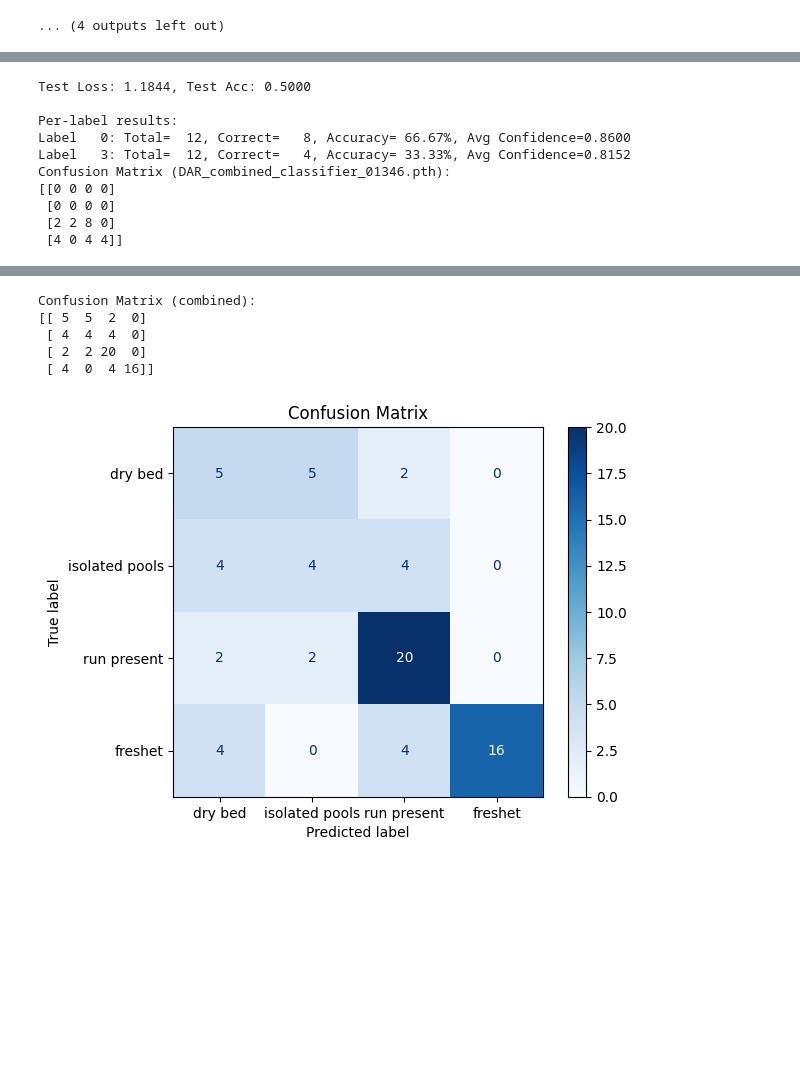
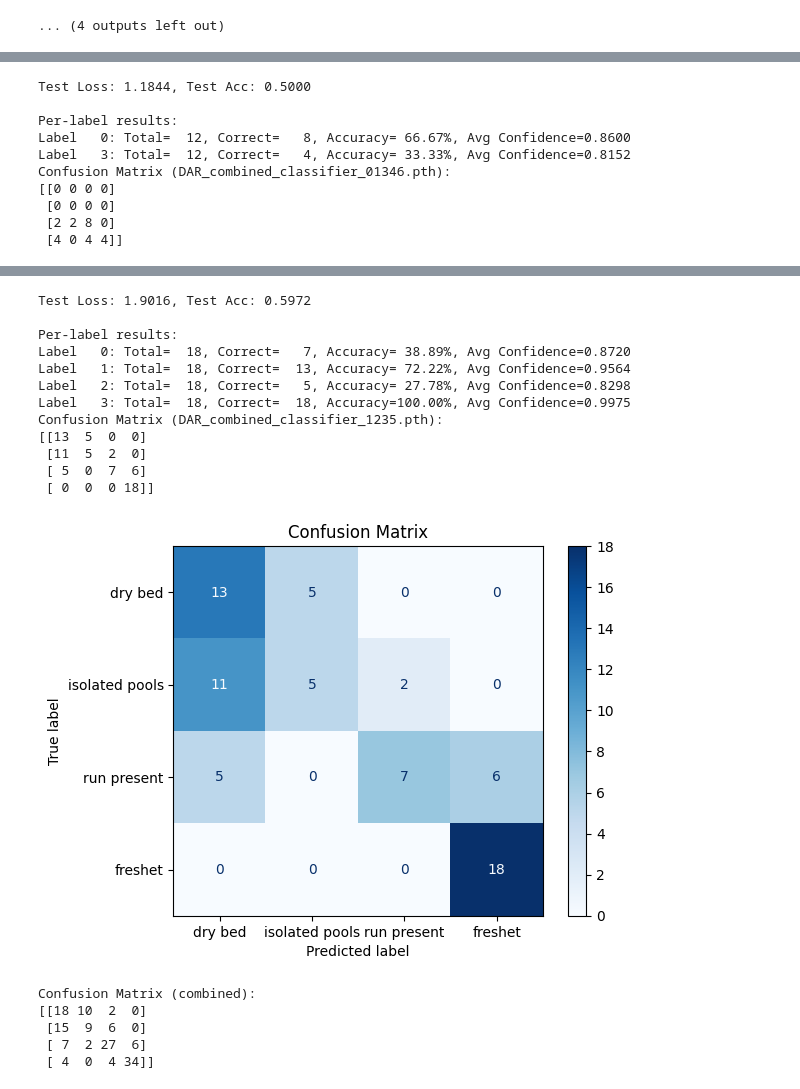
Before and after one commit to jamasc/KAHAWAI-Project, a Jupyter notebook: models/water_stage_classification/test_graphics.ipynb, the cells around one changed output, grey strips where cells are left out. Cells and saved outputs as stored; diff of their text form; code cells hidden in the pictures; blank space fills up the shorter version.

```diff
--- a/models/water_stage_classification/test_graphics.ipynb
+++ b/models/water_stage_classification/test_graphics.ipynb
@@ -148,14 +146,14 @@ embedding_files = [
     'DAR_1001_stratified_embeddings.pt',
     'DAR_1003_stratified_embeddings.pt',
     'DAR_combined_embeddings_25.pt',
-#    'DAR_combined_embeddings_046.pt',
+    'DAR_combined_embeddings_046.pt',
 ]
 
 classifiers = [
     'DAR_combined_classifier_023456.pth',
     'DAR_combined_classifier_012456.pth',
     'DAR_combined_classifier_01346.pth',
-#    'DAR_combined_classifier_1235.pth',
+    'DAR_combined_classifier_1235.pth',
 ]
 
 all_y_true = []
@@ -228,36 +226,48 @@ Label   3: Total=   6, Correct=   6, Accuracy=100.00%, Avg Confidence=0.9896
 Confusion Matrix (DAR_combined_classifier_023456.pth):
 [[3 3 0 0]
  [2 2 2 0]
  [0 0 6 0]
  [0 0 0 6]]
 [figure]
 Test Loss: 1.4081, Test Acc: 0.6667
 
 Per-label results:
 Label   0: Total=   6, Correct=   6, Accuracy=100.00%, Avg Confidence=0.9619
 Label   1: Total=   6, Correct=   2, Accuracy= 33.33%, Avg Confidence=0.6883
 Label   2: Total=   6, Correct=   2, Accuracy= 33.33%, Avg Confidence=0.8241
 Label   3: Total=   6, Correct=   6, Accuracy=100.00%, Avg Confidence=0.9973
 Confusion Matrix (DAR_combined_classifier_012456.pth):
 [[2 2 2 0]
  [2 2 2 0]
  [0 0 6 0]
  [0 0 0 6]]
 [figure]
 Test Loss: 1.1844, Test Acc: 0.5000
 
 Per-label results:
 Label   0: Total=  12, Correct=   8, Accuracy= 66.67%, Avg Confidence=0.8600
 Label   3: Total=  12, Correct=   4, Accuracy= 33.33%, Avg Confidence=0.8152
 Confusion Matrix (DAR_combined_classifier_01346.pth):
 [[0 0 0 0]
  [0 0 0 0]
  [2 2 8 0]
  [4 0 4 4]]
 [figure]
-Confusion Matrix (combined):
-[[ 5  5  2  0]
- [ 4  4  4  0]
- [ 2  2 20  0]
- [ 4  0  4 16]]
+Test Loss: 1.9016, Test Acc: 0.5972
+
+Per-label results:
+Label   0: Total=  18, Correct=   7, Accuracy= 38.89%, Avg Confidence=0.8720
+Label   1: Total=  18, Correct=  13, Accuracy= 72.22%, Avg Confidence=0.9564
+Label   2: Total=  18, Correct=   5, Accuracy= 27.78%, Avg Confidence=0.8298
+Label   3: Total=  18, Correct=  18, Accuracy=100.00%, Avg Confidence=0.9975
+Confusion Matrix (DAR_combined_classifier_1235.pth):
+[[13  5  0  0]
+ [11  5  2  0]
+ [ 5  0  7  6]
+ [ 0  0  0 18]]
-[figure, old version]
+[figure, new version]
+Confusion Matrix (combined):
+[[18 10  2  0]
+ [15  9  6  0]
+ [ 7  2 27  6]
+ [ 4  0  4 34]]
```
Also changed, not shown: parts of 2 cells of this notebook, 17 other files.
